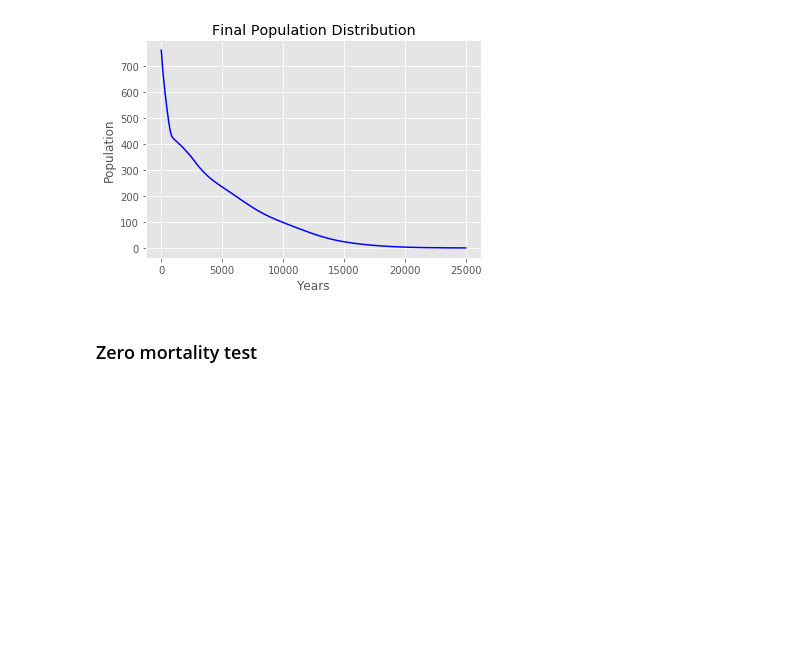
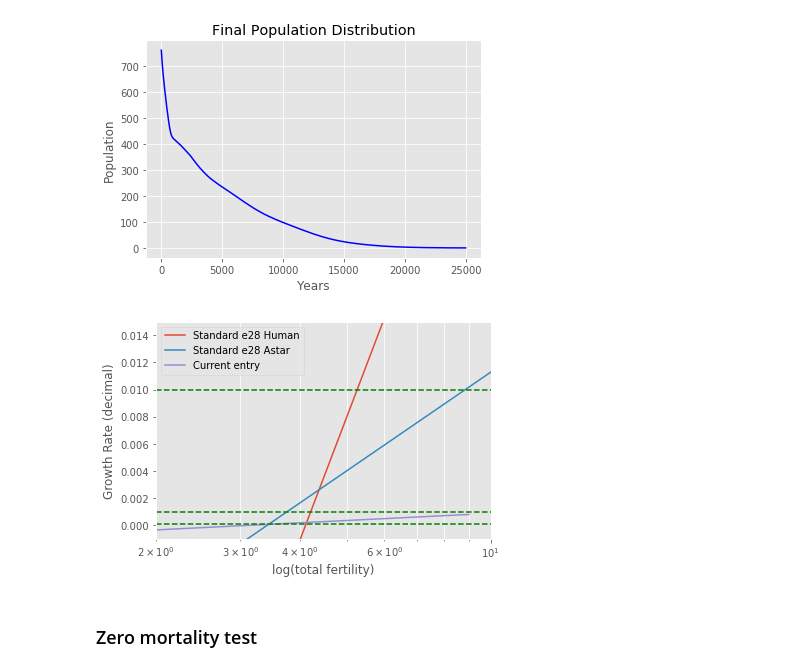
Before and after one commit to soundofives/worldbuilding, a Jupyter notebook: dnd-progs/poppyr.ipynb, the cells around one changed output. Saved outputs shown, nothing was run; the diff lists cells and outputs as text; code cells hidden in the pictures; blank space fills up the shorter version.

```diff
--- a/dnd-progs/poppyr.ipynb
+++ b/dnd-progs/poppyr.ipynb
@@ -708,3 +768,5 @@ custom_05_tfvsr = get_tf_vs_r(ages,mortality,pop_d,fertility_start,fertility_end
+# %%
+waith_presim = np.load('waith_presim_2022-07-0610.26.35.703306.npy',allow_pickle=1)
 # %%
 [x,y] = np.load('custom_2020-12-1322.46.24.823260.npy',allow_pickle=1)
 y = np.array(y)
@@ -767,6 +822,23 @@ NameError: name 'iterator' is not defined
 [figure]
 [figure]
 [figure]
+# %%
+ages = waith_presim[0]
+mortality = waith_presim[1]
+pop_d = waith_presim[2]*1e5
+fertility_start = 500
+fertility_end = 3500
+flat_fertility_pdf = 0
+sim_len = 50000
+final_report = 1
+special_step = np.arange(1,10,1)
+savefile = "tfvsr_waith_1_"
+
+waith_tfvsr = get_tf_vs_r(ages,mortality,pop_d,fertility_start,fertility_end,
+                                      flat_fertility_pdf,
+                                      sim_len,final_report,special_step,savefile)
+# %% [output]
+[figure, added]
 # %% [markdown]
 ### Zero mortality test
 # %%
```
Also changed, not shown: parts of 15 cells of this notebook, 7 other files.
